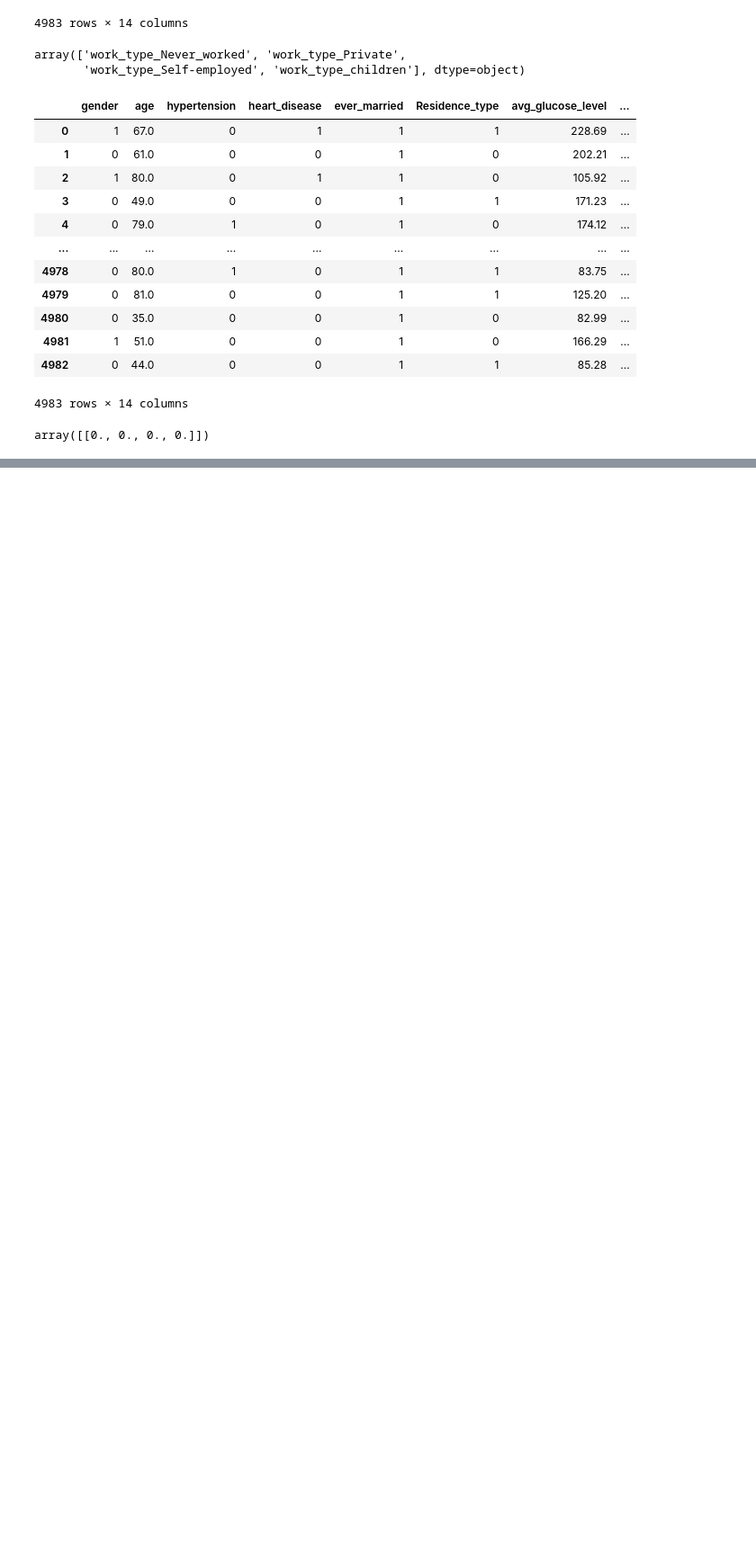
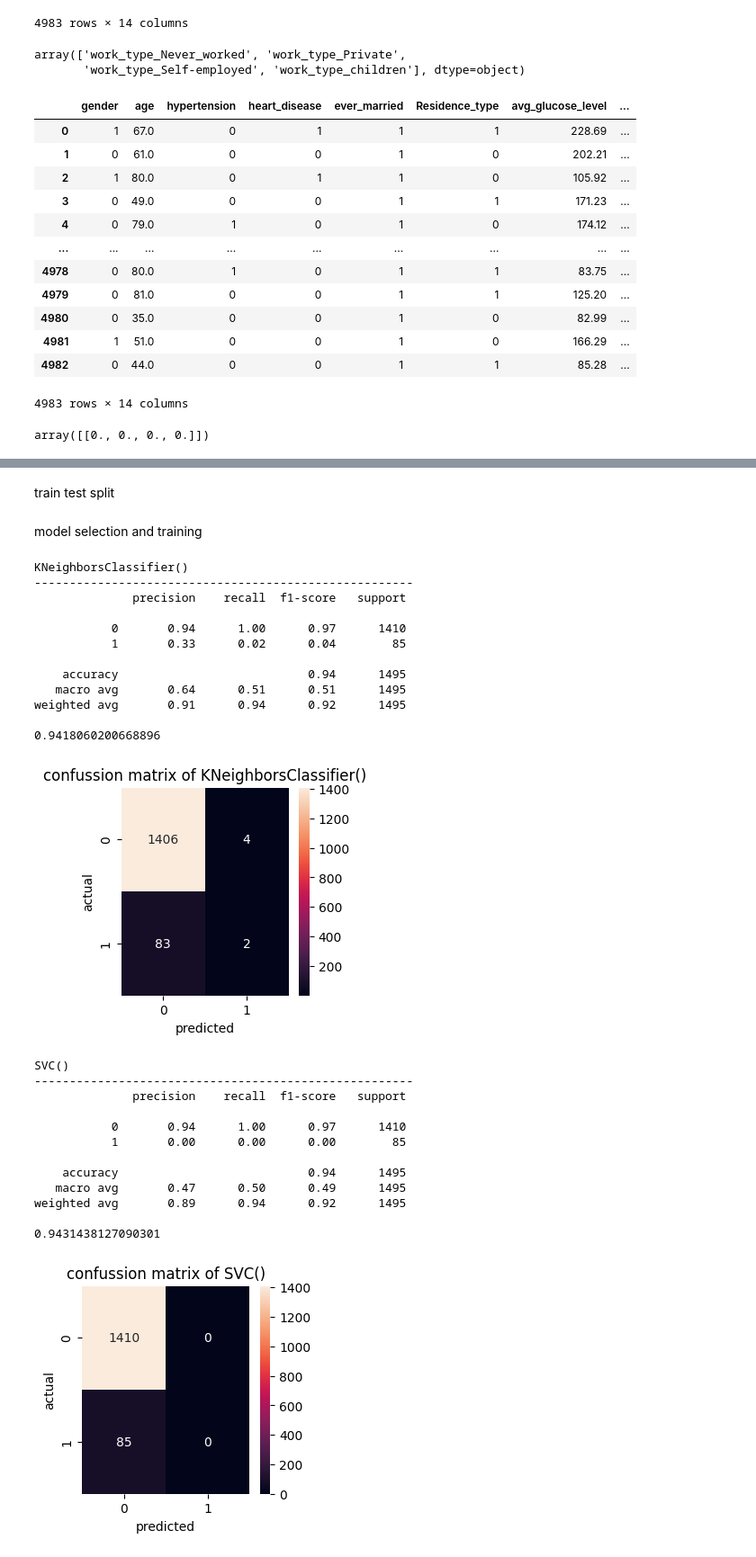
Before and after one commit to aruncb2/svm, a Jupyter notebook: main.ipynb, the cells around one changed output, grey strips where cells are left out. Shown at 90% size. Drawn from its saved outputs; the diff is of its cells as text; code cells hidden in the pictures; blank space fills up the shorter version.

```diff
--- a/main.ipynb
+++ b/main.ipynb
@@ -326,0 +331,3 @@ array([[0., 0., 0., 0.]])
+# %%
+ordinal=OrdinalEncoder(categories=[["never smoked","formerly smoked","smokes"]])
+df["smoking_status"]=ordinal.fit_transform(df[["smoking_status"]])
@@ -326,0 +356,59 @@ array([[0., 0., 0., 0.]])
+# %%
+x=df.drop(columns=["stroke"])
+y=df['stroke']
+# %%
+from sklearn.preprocessing import MinMaxScaler
+minmax=MinMaxScaler()
+x_scaled=minmax.fit_transform(x)
+# %% [markdown]
+train test split
+# %%
+from sklearn.model_selection import train_test_split
+x_train,x_test,y_train,y_test=train_test_split(x_scaled,y,test_size=0.3,random_state=42)
+# %% [markdown]
+model selection and training
+# %%
+from sklearn.neighbors import KNeighborsClassifier
+from sklearn.svm import SVC
+from sklearn.metrics import classification_report,accuracy_score,confusion_matrix
+models=[KNeighborsClassifier(),SVC()]
+for i in models:
+    i.fit(x_train,y_train)
+    y_pred=i.predict(x_test)
+    print(i,"\n------------------------------------------------------")
+    print(classification_report(y_test,y_pred))
+    print(accuracy_score(y_test,y_pred))
+    plt.figure(figsize=(3,3))
+    sns.heatmap(confusion_matrix(y_test,y_pred),annot=True,fmt='d')
+    plt.title(f"confussion matrix of {i}")
+    plt.xlabel("predicted")
+    plt.ylabel("actual")
+    plt.show()
+    print("\n")
+# %% [output]
+KNeighborsClassifier()
+------------------------------------------------------
+              precision    recall  f1-score   support
+
+           0       0.94      1.00      0.97      1410
+           1       0.33      0.02      0.04        85
+
+    accuracy                           0.94      1495
+   macro avg       0.64      0.51      0.51      1495
+weighted avg       0.91      0.94      0.92      1495
+
+0.9418060200668896
+[figure, added]
+SVC()
+------------------------------------------------------
+              precision    recall  f1-score   support
+
+           0       0.94      1.00      0.97      1410
+           1       0.00      0.00      0.00        85
+
+    accuracy                           0.94      1495
+   macro avg       0.47      0.50      0.49      1495
+weighted avg       0.89      0.94      0.92      1495
+
+0.9431438127090301
+[figure, added]
```
Also changed, not shown: parts of 13 cells of this notebook.
